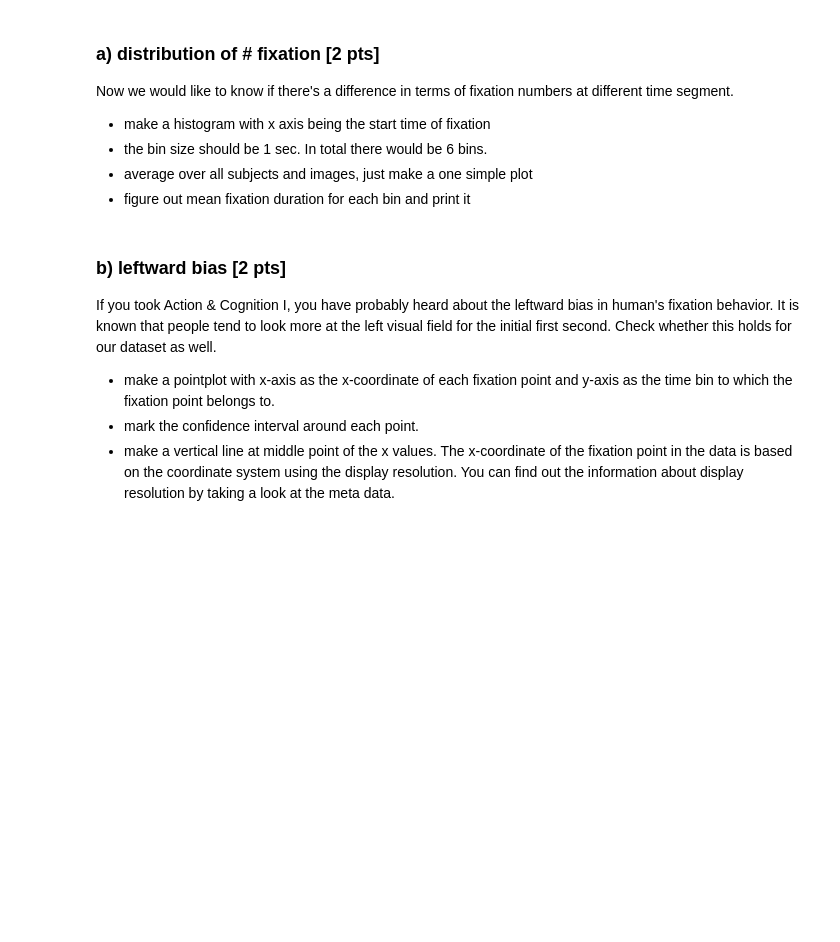
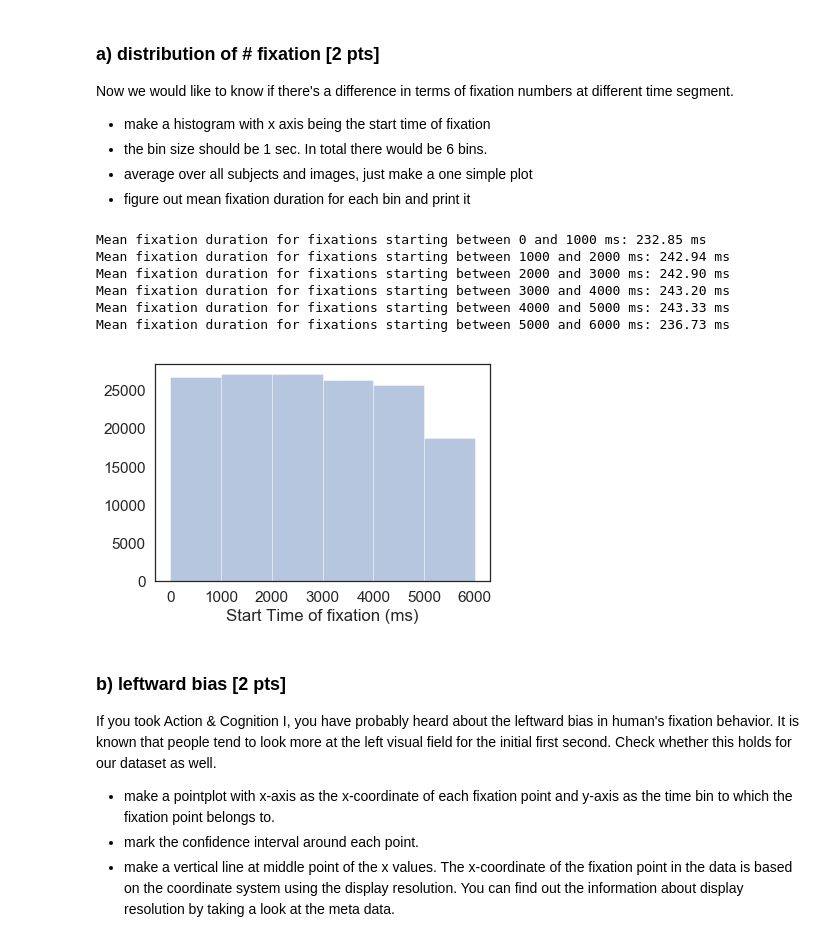
Before and after one commit to NBP-ACC/week-7-acc_3, a Jupyter notebook: sheet05_moritz.ipynb, the cells around one changed output. Cells and saved outputs as stored; diff of their text form; code cells hidden in the pictures; blank space fills up the shorter version.

```diff
--- a/sheet05_moritz.ipynb
+++ b/sheet05_moritz.ipynb
@@ -262,3 +260,17 @@ Now we would like to know if there's a difference in terms of fixation numbers a
+# %%
+sns.distplot(df['start'], bins=[0,1000,2000,3000,4000,5000,6000], kde=False, axlabel='Start Time of fixation (ms)')
+for end in np.arange(1000, 6001, 1000):
+    start = end - 1000
+    mean_fixation = df[(df['start'] >= start) & (df['start'] <= end)]['duration'].mean()
+    print('Mean fixation duration for fixations starting between {} and {} ms: {:.2f} ms'.format(start, end, mean_fixation))
+# %% [output]
+Mean fixation duration for fixations starting between 0 and 1000 ms: 232.85 ms
+Mean fixation duration for fixations starting between 1000 and 2000 ms: 242.94 ms
+Mean fixation duration for fixations starting between 2000 and 3000 ms: 242.90 ms
+Mean fixation duration for fixations starting between 3000 and 4000 ms: 243.20 ms
+Mean fixation duration for fixations starting between 4000 and 5000 ms: 243.33 ms
+Mean fixation duration for fixations starting between 5000 and 6000 ms: 236.73 ms
+[figure, added]
 # %% [markdown]
 ### b) leftward bias [2 pts]
 If you took Action & Cognition I, you have probably heard about the leftward bias in human's fixation behavior. It is known that people tend to look more at the left visual field for the initial first second. Check whether this holds for our dataset as well.
```
Also changed, not shown: parts of 3 cells of this notebook.
